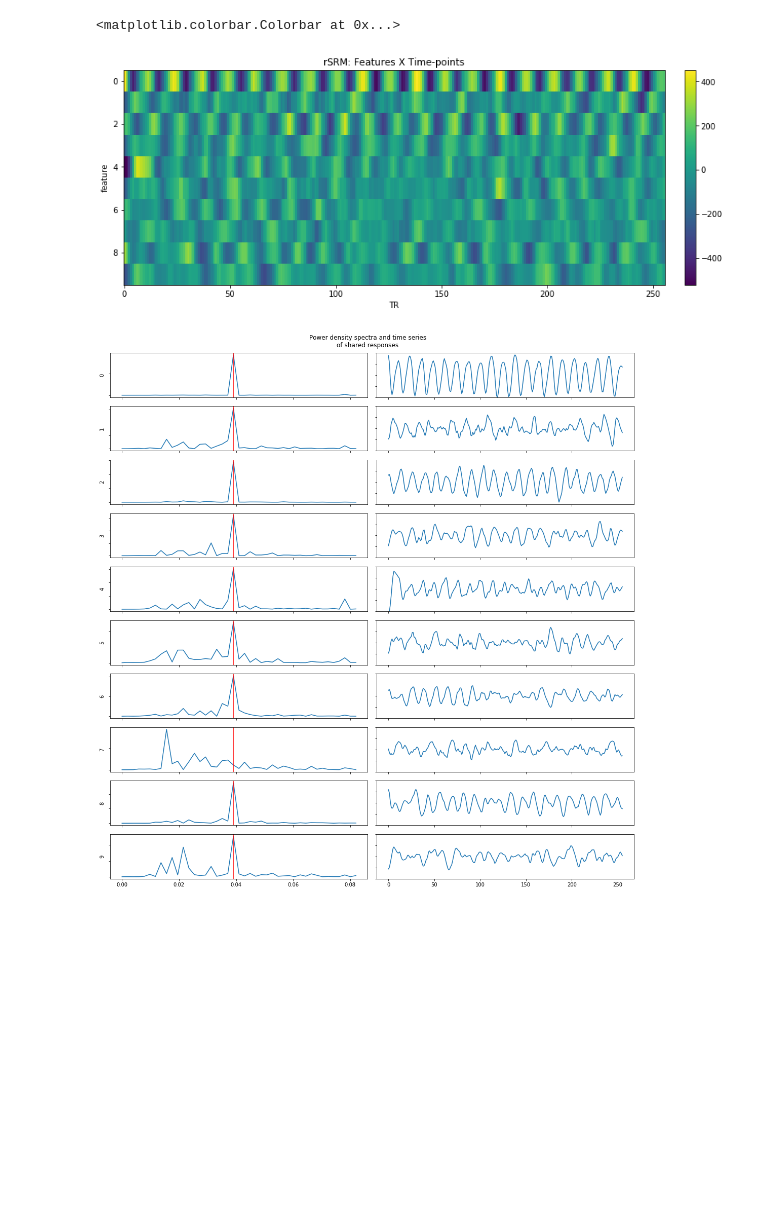
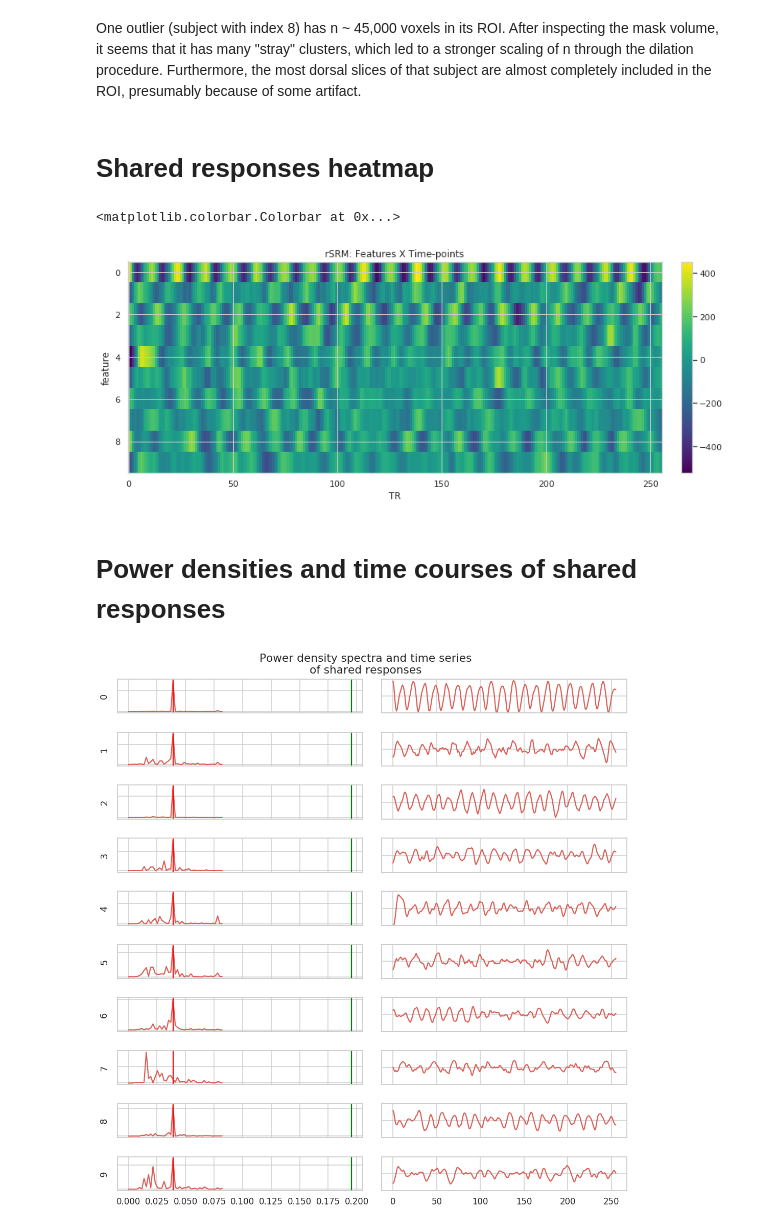
Before and after one commit to oliver-contier/somato_align, a Jupyter notebook: srm/plot_srm_roi.ipynb, the cells around one changed output. Saved outputs shown, nothing was run; the diff lists cells and outputs as text; code cells hidden in the pictures; blank space fills up the shorter version.

```diff
--- a/srm/plot_srm_roi.ipynb
+++ b/srm/plot_srm_roi.ipynb
@@ -12,3 +31,7 @@ from numpy.fft import fft, rfft
+# %%
+sns.set_context('notebook')
+sns.set()
+sns.set_style('whitegrid')
 # %%
 # load rsrm results based on cluster-selected features
 
@@ -18,3 +50,7 @@ with open(srm_pickle_path, 'rb') as f:
+# %% [markdown]
+One outlier (subject with index 8) has n ~ 45,000 voxels in its ROI. After inspecting the mask volume, it seems that it has many "stray" clusters, which led to a stronger scaling of n through the dilation procedure. Furthermore, the most dorsal slices of that subject are almost completely included in the ROI, presumably because of some artifact.
+# %% [markdown]
+# Shared responses heatmap
 # %%
 # plot shared responses as heatmaps
 
@@ -26,7 +62,7 @@ plt.imshow(srm.r_, cmap='viridis', aspect='auto')
 plt.colorbar(orientation='vertical', pad=.03)  #fraction=0.03,
 # %% [output]
 <matplotlib.colorbar.Colorbar at 0x...>
-[figure, old version]
+[figure, new version]
 # %%
  # calculate power spectrum of components
 
@@ -37,37 +73,37 @@ for comp in range(len(srm.r_)):
     powerdensities.append(power)
 frequencies = np.array(frequencies)
 powerdensities = np.array(powerdensities)
+# %% [markdown]
+# Power densities and time courses of shared responses
 # %%
-# plot power densities of components
-
-
 # only show lower half of frequency spectrum to avoid clutter
 cut_to_length = int(len(powerdensities[0,:]) / 3)
 rowheight = 1.5
 
 fig, axs = plt.subplots(nrows=len(srm.r_), ncols=2, figsize=(15,len(srm.r_)*rowheight))
 fig.suptitle('Power density spectra and time series\nof shared responses', y=1.02)
 
 for comp_idx, axis in zip(range(len(srm.r_)), axs):
     # plot power densities
     sns.lineplot(y=powerdensities[comp_idx,:cut_to_length],
                  x=frequencies[comp_idx,:cut_to_length],
                  ax=axis[0])
     # mark stimulation frequency with red line
     axis[0].axvline(0.0390625, color='red')
+    axis[0].axvline(0.1953125, color='black')
     axis[0].set_ylabel('%i' % comp_idx)
     # plot time course
     sns.lineplot(y=srm.r_[comp_idx],
                  x=range(len(srm.r_[comp_idx])),
                  ax=axis[1],)
     axis[1].set_ylim(-500,500)  # give all time courses same y-limits
 
     for col in range(2):
         axis[col].set_yticklabels([])
         if comp_idx != len(srm.r_)-1:
             axis[col].set_xticklabels([])
 
 
 plt.tight_layout()
 # %% [output]
-[figure, old version]
+[figure, new version]
```
Also changed, not shown: parts of 22 cells of this notebook, 4 other files.
